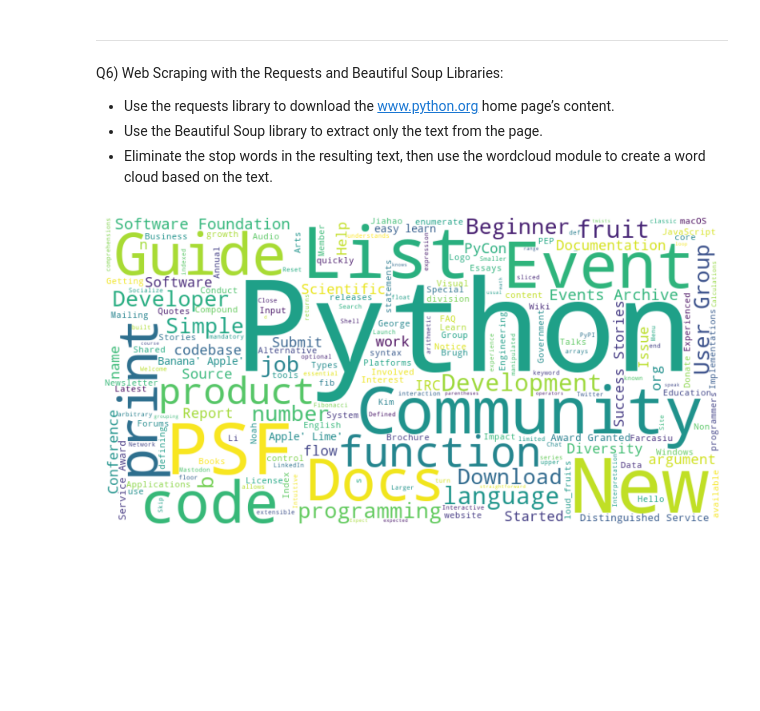
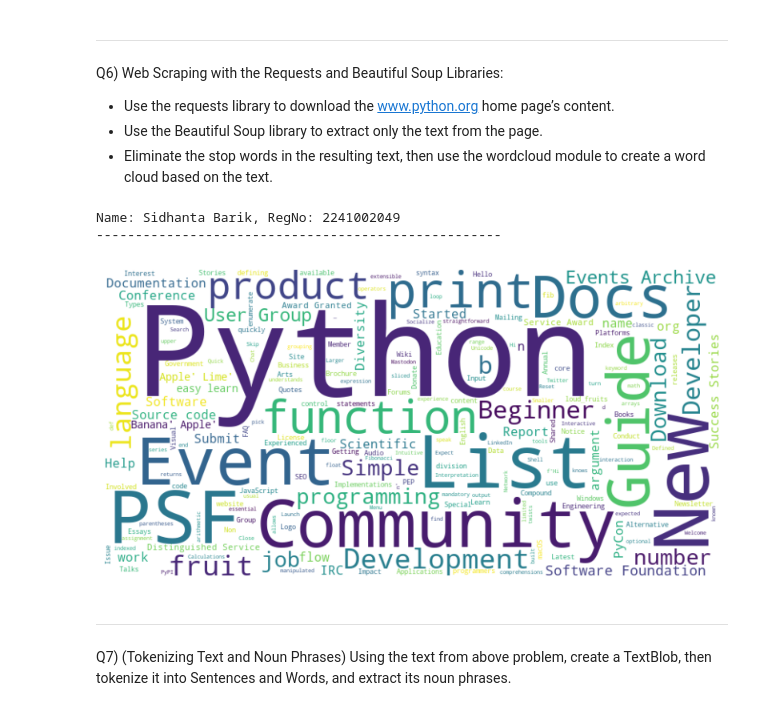
Before and after one commit to Sidhant701/6th-Sem, a Jupyter notebook: Python/Assignment3/A3.ipynb, the cells around one changed output. Cells and saved outputs as stored; diff of their text form; code cells hidden in the pictures; blank space fills up the shorter version.

Commit message:
Completed Python, Updated CN & C++

```diff
--- a/Python/Assignment3/A3.ipynb
+++ b/Python/Assignment3/A3.ipynb
@@ -113,34 +120,32 @@ Q6) Web Scraping with the Requests and Beautiful Soup Libraries:
 * Use the Beautiful Soup library to extract only the text from the page.
 * Eliminate the stop words in the resulting text, then use the wordcloud module to create a word cloud based on the text.
 # %%
+print('''Name: Sidhanta Barik, RegNo: 2241002049
+----------------------------------------------------''')
+
 import requests
 from bs4 import BeautifulSoup # Install bs4
 from wordcloud import WordCloud
-
 import matplotlib.pyplot as plt
 
-# Step 1: Download the www.python.org home page’s content
 url = "https://www.python.org"
 response = requests.get(url)
 html_content = response.text
-
-# Step 2: Use Beautiful Soup to extract only the text from the page
 soup = BeautifulSoup(html_content, 'html.parser')
 page_text = soup.get_text()
-
-# Step 3: Eliminate the stop words in the resulting text
 filtered_words = []
 for word in page_text.split():
     if word.lower() not in nlp.Defaults.stop_words:
         filtered_words.append(word)
-
-# Step 4: Create a word cloud based on the text
 wordcloud = WordCloud(width=800, height=400, background_color='white').generate(' '.join(filtered_words))
-
-# Display the word cloud
 plt.figure(figsize=(10, 5))
 plt.imshow(wordcloud, interpolation='bilinear')
 plt.axis('off')
 plt.show()
 # %% [output]
+Name: Sidhanta Barik, RegNo: 2241002049
+----------------------------------------------------
-[figure, old version]
+[figure, new version]
+# %% [markdown]
+____________
+Q7) (Tokenizing Text and Noun Phrases) Using the text from above problem, create a TextBlob, then tokenize it into Sentences and Words, and extract its noun phrases.
```
Also changed, not shown: parts of 27 cells of this notebook, 14 other files.
